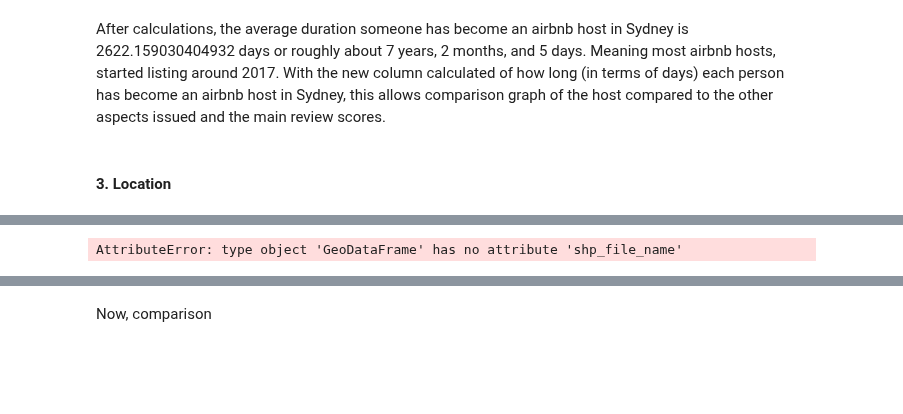
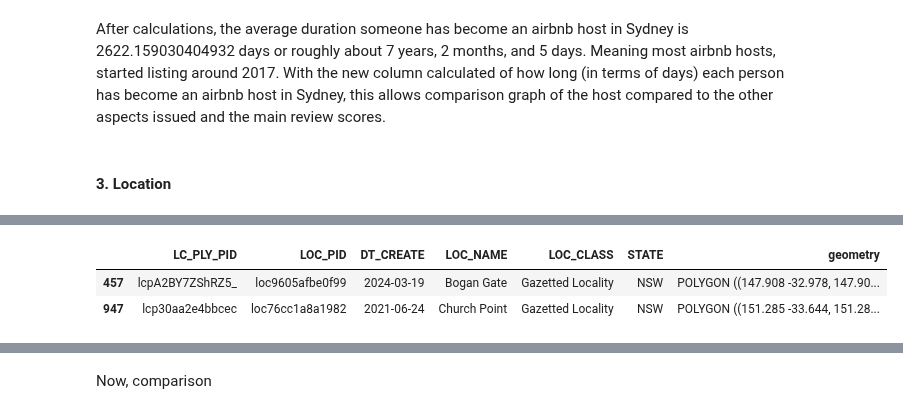
Before and after one commit to karenstevani/data_project, a Jupyter notebook: finaldataproject.ipynb, the cells around one changed output, grey strips where cells are left out. Drawn from its saved outputs; the diff is of its cells as text; code cells hidden in the pictures; blank space fills up the shorter version.

```diff
--- a/finaldataproject.ipynb
+++ b/finaldataproject.ipynb
@@ -254,8 +259,10 @@ AttributeError: module 'zipfile' has no attribute 'zipfile'
 # %%
-burbs = gpd.GeoDataFrame.shp_file_name
+burbs = gp.GeoDataFrame.from_file(shp_file_name)
 burbs.set_crs(epsg=5234, inplace=True, allow_override=True)
 # https://epsg.io/8021
 # GDA2020 is the latest and least wrong coord set for Sydney
 burbs.sample(2)
 # %% [output]
-AttributeError: type object 'GeoDataFrame' has no attribute 'shp_file_name'
+|  | LC_PLY_PID | LOC_PID | DT_CREATE | LOC_NAME | LOC_CLASS | STATE | geometry |
+| 457 | lcpA2BY7ZShRZ5_ | loc9605afbe0f99 | 2024-03-19 | Bogan Gate | Gazetted Locality | NSW | POLYGON ((147.908 -32.978, 147.90... |
+| 947 | lcp30aa2e4bbcec | loc76cc1a8a1982 | 2021-06-24 | Church Point | Gazetted Locality | NSW | POLYGON ((151.285 -33.644, 151.28... |
```
Also changed, not shown: parts of 6 cells of this notebook.
